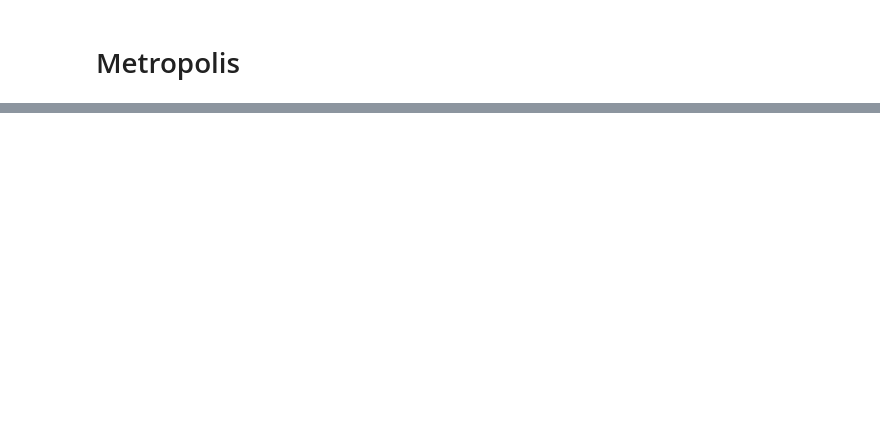
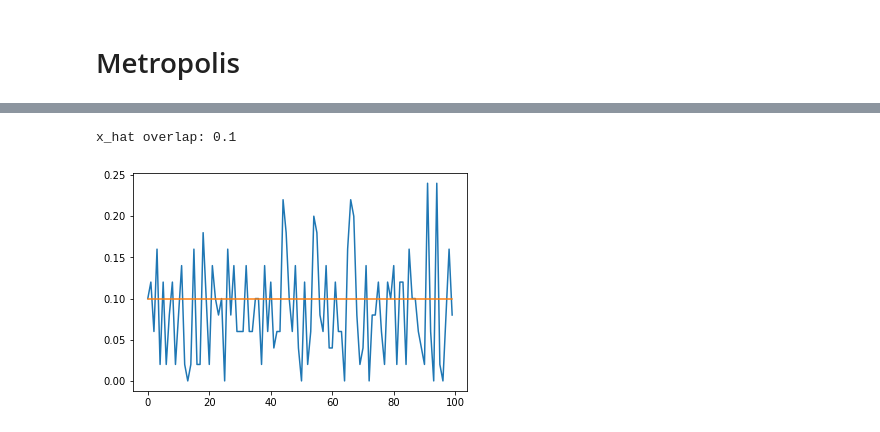
Before and after one commit to galannp/Markov, a Jupyter notebook: notebook/testing_david.ipynb, the cells around one changed output, grey strips where cells are left out. Cells and saved outputs as stored; diff of their text form; code cells hidden in the pictures; blank space fills up the shorter version.

```diff
--- a/notebook/testing_david.ipynb
+++ b/notebook/testing_david.ipynb
@@ -66,0 +80,14 @@ x_hat overlap: 0.14
+# %%
+x_list2 = [x if x[0] > 0 else -x for x in x_list]
+x_hat = np.average(x_list2, axis=0)
+x_hat = np.where(x_hat > 0, 1, -1)
+q_hat = compute_overlap(x_star, x_hat)
+print(f'x_hat overlap: {q_hat}')
+
+qs = [compute_overlap(x_star, x) for x in x_list2]
+ns = range(len(qs))
+plt.plot(qs)
+plt.plot(ns, [q_hat for i in ns]);
+# %% [output]
+x_hat overlap: 0.1
+[figure, added]
```
Also changed, not shown: parts of 8 cells of this notebook, 1 other file.
